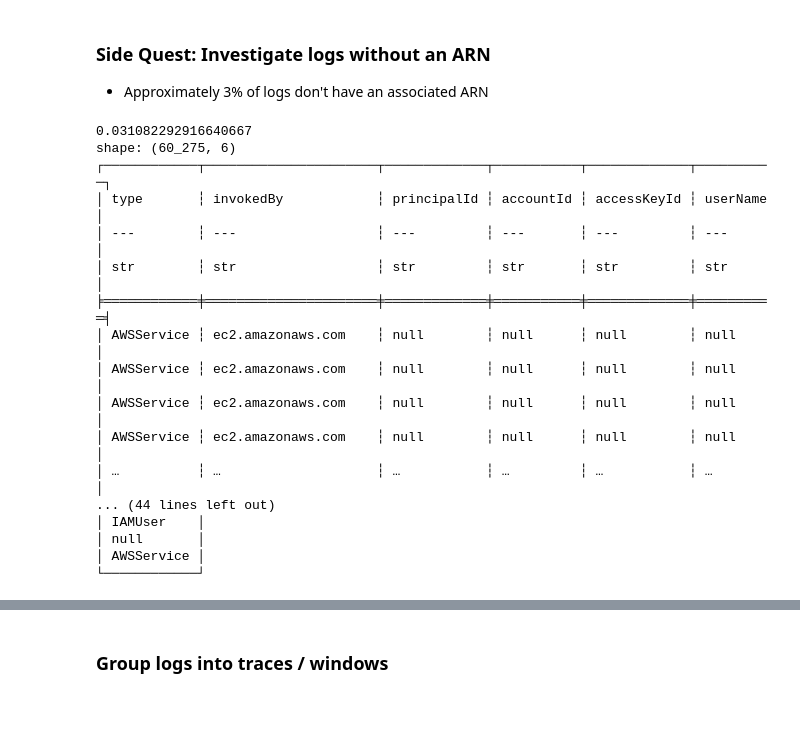
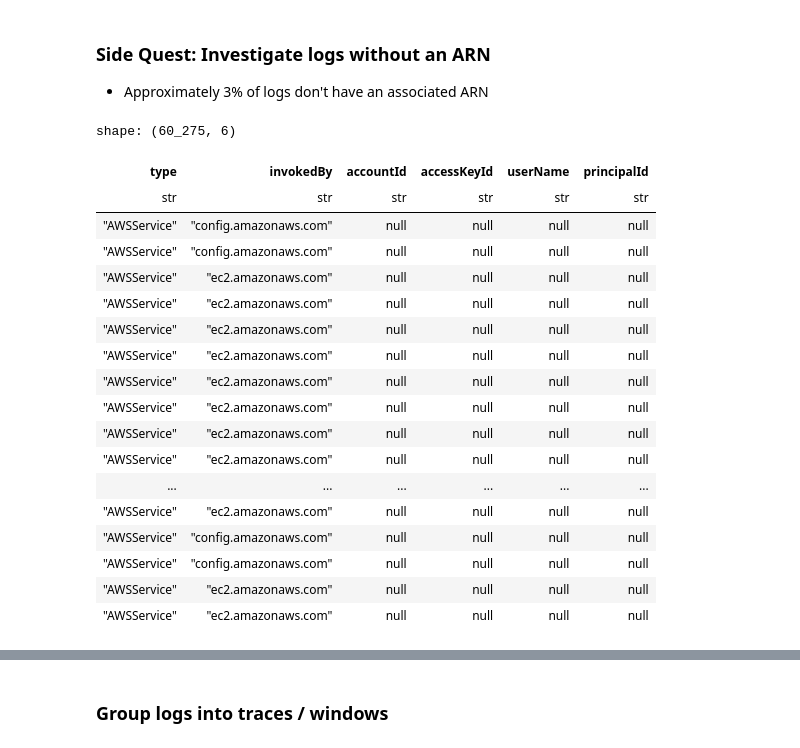
Before and after one commit to TracecatHQ/hunts, a Jupyter notebook: notebooks/aws_flaws.ipynb, the cells around one changed output, grey strips where cells are left out. Saved outputs shown, nothing was run; the diff lists cells and outputs as text; code cells hidden in the pictures; blank space fills up the shorter version.

```diff
--- a/notebooks/aws_flaws.ipynb
+++ b/notebooks/aws_flaws.ipynb
@@ -124,34 +106,31 @@ shape: (5, 26)
 ### Side Quest: Investigate logs without an ARN
 - Approximately 3% of logs don't have an associated ARN
 # %%
-with pl.Config(fmt_str_lengths=400):
-    result = (
-        logs_with_ids.filter(pl.col("arn").is_null())
-        .select(pl.col("userIdentity"))
-        .select(pl.col("userIdentity").str.json_extract(infer_schema_length=None))
-        .get_column("userIdentity").struct.unnest()
-    )
-    print(len(result) / len(logs_with_ids))
-    print(result)
-    print(result.null_count())
-    print(result.unique())
-    print(result.unique().select(pl.all().n_unique()))
-    print(result.select("type").unique())
+# Filter events without any explicit entity
+non_entity_events = (
+    logs_with_ids.filter(pl.col("arn").is_null())
+    .select(pl.col("userIdentity"))
+    .select(pl.col("userIdentity").str.json_decode(infer_schema_length=None))
+    .get_column("userIdentity").struct.unnest()
+)
+non_entity_events
 # %% [output]
-0.031082292916640667
 shape: (60_275, 6)
-┌────────────┬──────────────────────┬─────────────┬───────────┬─────────────┬──────────┐
-│ type       ┆ invokedBy            ┆ principalId ┆ accountId ┆ accessKeyId ┆ userName │
-│ ---        ┆ ---                  ┆ ---         ┆ ---       ┆ ---         ┆ ---      │
-│ str        ┆ str                  ┆ str         ┆ str       ┆ str         ┆ str      │
-╞════════════╪══════════════════════╪═════════════╪═══════════╪═════════════╪══════════╡
-│ AWSService ┆ ec2.amazonaws.com    ┆ null        ┆ null      ┆ null        ┆ null     │
-│ AWSService ┆ ec2.amazonaws.com    ┆ null        ┆ null      ┆ null        ┆ null     │
-│ AWSService ┆ ec2.amazonaws.com    ┆ null        ┆ null      ┆ null        ┆ null     │
-│ AWSService ┆ ec2.amazonaws.com    ┆ null        ┆ null      ┆ null        ┆ null     │
-│ …          ┆ …                    ┆ …           ┆ …         ┆ …           ┆ …        │
-... (44 lines left out)
-│ IAMUser    │
-│ null       │
-│ AWSService │
-└────────────┘
+| type | invokedBy | accountId | accessKeyId | userName | principalId |
+| str | str | str | str | str | str |
+| "AWSService" | "config.amazonaws.com" | null | null | null | null |
+| "AWSService" | "config.amazonaws.com" | null | null | null | null |
+| "AWSService" | "ec2.amazonaws.com" | null | null | null | null |
+| "AWSService" | "ec2.amazonaws.com" | null | null | null | null |
+| "AWSService" | "ec2.amazonaws.com" | null | null | null | null |
+| "AWSService" | "ec2.amazonaws.com" | null | null | null | null |
+| "AWSService" | "ec2.amazonaws.com" | null | null | null | null |
+| "AWSService" | "ec2.amazonaws.com" | null | null | null | null |
+| "AWSService" | "ec2.amazonaws.com" | null | null | null | null |
+| "AWSService" | "ec2.amazonaws.com" | null | null | null | null |
+| ... | ... | ... | ... | ... | ... |
+| "AWSService" | "ec2.amazonaws.com" | null | null | null | null |
+| "AWSService" | "config.amazonaws.com" | null | null | null | null |
+| "AWSService" | "config.amazonaws.com" | null | null | null | null |
+| "AWSService" | "ec2.amazonaws.com" | null | null | null | null |
+| "AWSService" | "ec2.amazonaws.com" | null | null | null | null |
```
Also changed, not shown: parts of 17 cells of this notebook, 5 other files.
